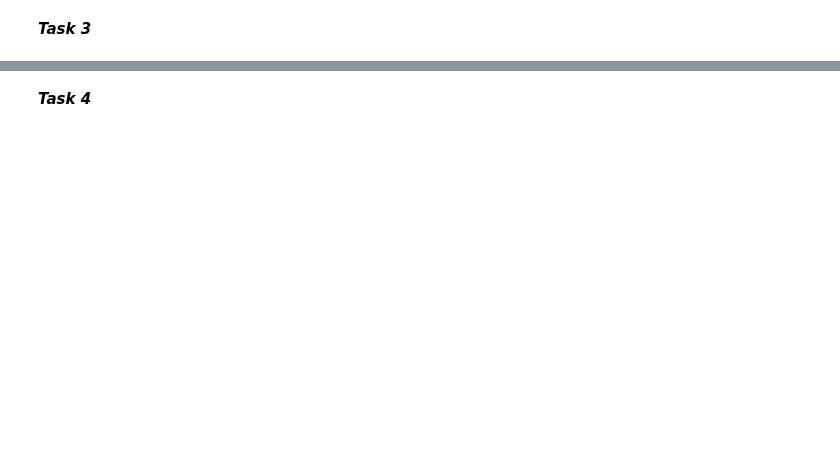
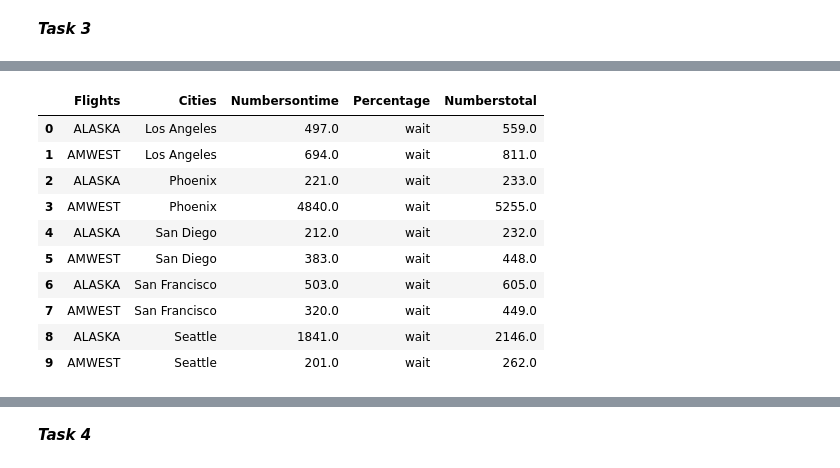
Before and after one commit to ak47m1a1/DBDA-python, a Jupyter notebook: R_Li_w9_assn.ipynb, the cells around one changed output, grey strips where cells are left out. Cells and saved outputs as stored; diff of their text form; code cells hidden in the pictures; blank space fills up the shorter version.

```diff
--- a/R_Li_w9_assn.ipynb
+++ b/R_Li_w9_assn.ipynb
@@ -40,0 +108,4 @@ aa2
+# %%
+#ontime numbers' table
+ontime=aa3[aa3['O_D']=='on time'][['Flights','Cities','Numbers']]
+ontime
@@ -40,0 +124,4 @@ aa2
+# %%
+#adding column to ontime table
+ontime['Percentage']= 'wait'
+ontime
@@ -40,0 +140,4 @@ aa2
+# %%
+#total numbers table
+total=aa3.groupby(['Flights','Cities']).sum()['Numbers'].to_frame()
+total
@@ -40,0 +157,4 @@ aa2
+# %%
+#Adding one column of percentage to the total table
+total['Percentage']='wait'
+total
@@ -40,0 +174,16 @@ aa2
+# %%
+#Using merge function to merge ontime and total table
+table=pd.merge(ontime,total,on=['Flights','Cities','Percentage'],how='outer', suffixes=('ontime','total'))
+table
+# %% [output]
+|  | Flights | Cities | Numbersontime | Percentage | Numberstotal |
+| 0 | ALASKA | Los Angeles | 497.0 | wait | 559.0 |
+| 1 | AMWEST | Los Angeles | 694.0 | wait | 811.0 |
+| 2 | ALASKA | Phoenix | 221.0 | wait | 233.0 |
+| 3 | AMWEST | Phoenix | 4840.0 | wait | 5255.0 |
+| 4 | ALASKA | San Diego | 212.0 | wait | 232.0 |
+| 5 | AMWEST | San Diego | 383.0 | wait | 448.0 |
+| 6 | ALASKA | San Francisco | 503.0 | wait | 605.0 |
+| 7 | AMWEST | San Francisco | 320.0 | wait | 449.0 |
+| 8 | ALASKA | Seattle | 1841.0 | wait | 2146.0 |
+| 9 | AMWEST | Seattle | 201.0 | wait | 262.0 |
```
Also changed, not shown: parts of 25 cells of this notebook.
